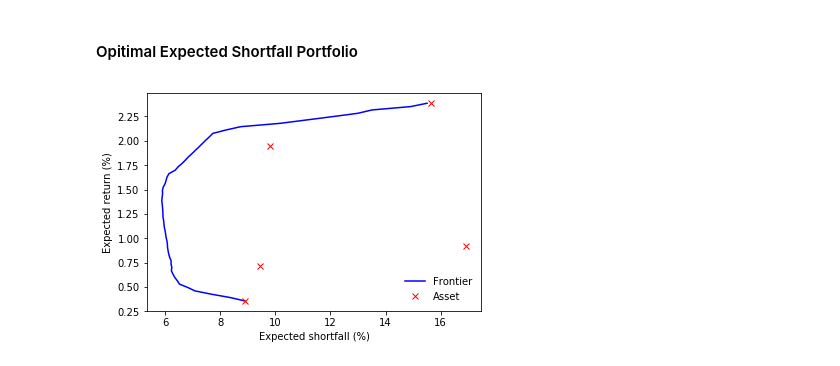
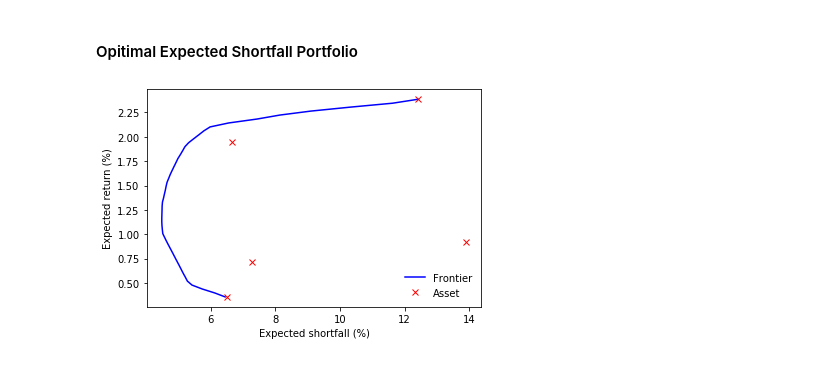
Before and after one commit to nakatsuma/GES-PEARL, a Jupyter notebook: notebook/ges_alt_risk.ipynb, the cells around one changed output. Drawn from its saved outputs; the diff is of its cells as text; code cells hidden in the pictures.

```diff
--- a/notebook/ges_alt_risk.ipynb
+++ b/notebook/ges_alt_risk.ipynb
@@ -205,18 +205,18 @@ Portfolio_ES = cp.Problem(cp.Minimize(Risk_ES),
 # %% [markdown]
 #### Opitimal Expected Shortfall Portfolio
 # %%
-Alpha.value = 0.1
-V_Target = np.linspace(Mu.min(), Mu.max(), num=60)
+Alpha.value = 0.2
+V_Target = np.linspace(Mu.min(), Mu.max(), num=51)
 V_Risk = np.zeros(V_Target.shape)
 for idx, Target_Return.value in enumerate(V_Target):
     Portfolio_ES.solve()
     V_Risk[idx] = Risk_ES.value
 fig3 = plt.figure(num=3, facecolor='w')
 plt.plot(V_Risk, V_Target, 'b-')
 plt.plot((-R[R <= R.quantile(Alpha.value)]).mean().values, Mu, 'rx')
 plt.legend(['Frontier', 'Asset'], loc='best', frameon=False)
 plt.xlabel('Expected shortfall (%)')
 plt.ylabel('Expected return (%)')
 plt.show()
 # %% [output]
-[figure, old version]
+[figure, new version]
```
Also changed, not shown: parts of 2 cells of this notebook.
